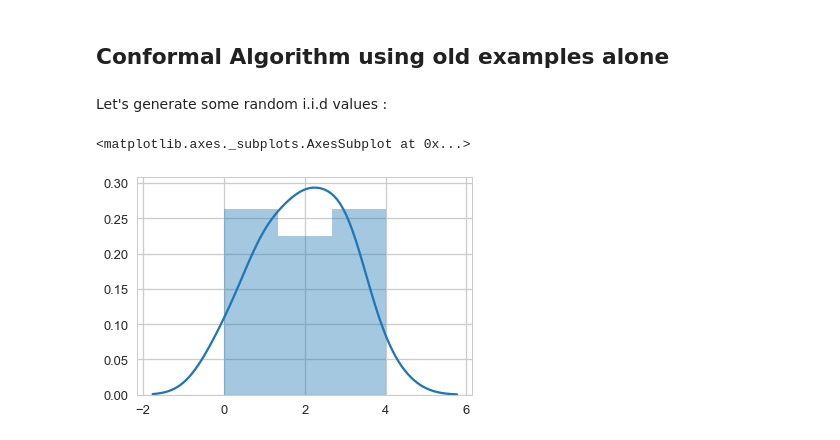
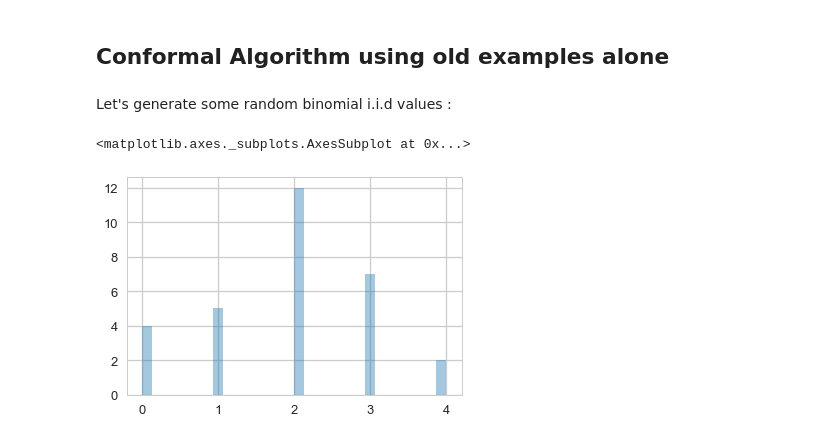
Before and after one commit to eacquarone/OnlineLearning, a Jupyter notebook: Online Learning.ipynb, the cells around one changed output. Cells and saved outputs as stored; diff of their text form; code cells hidden in the pictures.

```diff
--- a/Online Learning.ipynb
+++ b/Online Learning.ipynb
@@ -28,15 +33,16 @@ The only hypothesis we need to use conformal prediction is that the samples of t
 # %% [markdown]
 ## Conformal Algorithm using old examples alone
 # %% [markdown]
-Let's generate some random i.i.d values :
+Let's generate some random binomial i.i.d values :
 # %%
-n_samples = 20
 n_trials = 5
+n_samples = 30
+
 samples = np.random.binomial(n=n_trials, p=1/3, size=n_samples)
 # %%
-sns.distplot(samples)
+sns.distplot(samples, kde=False, bins=n_samples)
 # %% [output]
 <matplotlib.axes._subplots.AxesSubplot at 0x...>
-[figure, old version]
+[figure, new version]
 # %%
 def nonconformity_measure(previous_values, new_value):
```
Also changed, not shown: parts of 28 cells of this notebook.
